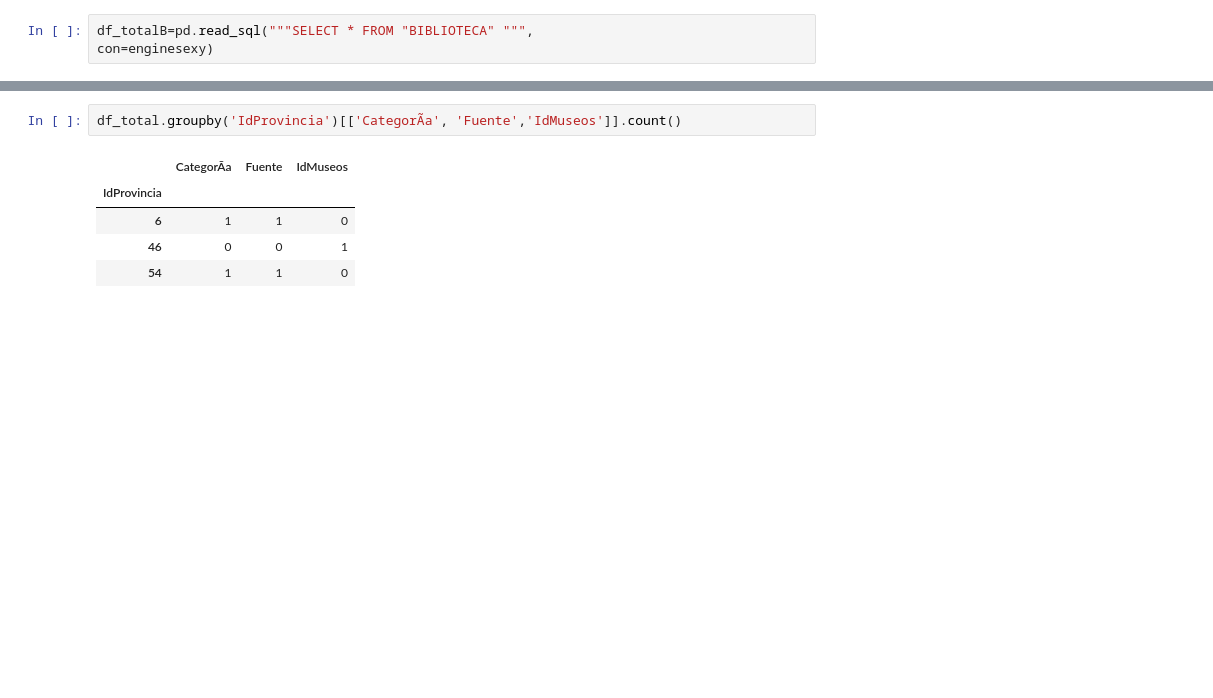
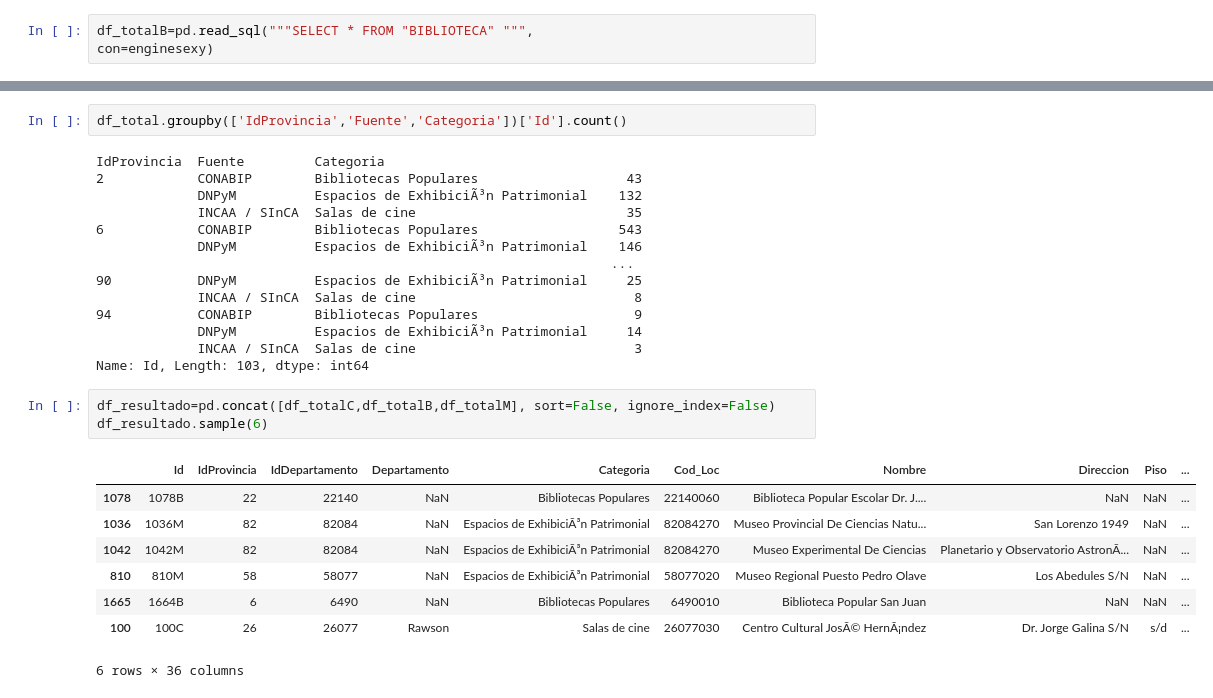
Before and after one commit to yesicadematos/Data-Analyst, a Jupyter notebook: prueba/resultado_total.ipynb, the cells around one changed output, grey strips where cells are left out. Cells and saved outputs as stored; diff of their text form; blank space fills up the shorter version.

```diff
--- a/prueba/resultado_total.ipynb
+++ b/prueba/resultado_total.ipynb
@@ -53,8 +83,28 @@ Index(['IdMuseos', 'IdProvincia', 'IdDepartamento', 'Cod_Loc', 'nombre',
 # %%
-df_total.groupby('IdProvincia')[['CategorÃ­a', 'Fuente','IdMuseos']].count()
+df_total.groupby(['IdProvincia','Fuente','Categoria'])['Id'].count()
 # %% [output]
-|  | CategorÃ­a | Fuente | IdMuseos |
-| IdProvincia |  |  |  |
-| 6 | 1 | 1 | 0 |
-| 46 | 0 | 0 | 1 |
-| 54 | 1 | 1 | 0 |
+IdProvincia  Fuente         Categoria
+2            CONABIP        Bibliotecas Populares                   43
+             DNPyM          Espacios de ExhibiciÃ³n Patrimonial    132
+             INCAA / SInCA  Salas de cine                           35
+6            CONABIP        Bibliotecas Populares                  543
+             DNPyM          Espacios de ExhibiciÃ³n Patrimonial    146
+                                                                  ...
+90           DNPyM          Espacios de ExhibiciÃ³n Patrimonial     25
+             INCAA / SInCA  Salas de cine                            8
+94           CONABIP        Bibliotecas Populares                    9
+             DNPyM          Espacios de ExhibiciÃ³n Patrimonial     14
+             INCAA / SInCA  Salas de cine                            3
+Name: Id, Length: 103, dtype: int64
+# %%
+df_resultado=pd.concat([df_totalC,df_totalB,df_totalM], sort=False, ignore_index=False)
+df_resultado.sample(6)
+# %% [output]
+|  | Id | IdProvincia | IdDepartamento | Departamento | Categoria | Cod_Loc | Nombre | Direccion | Piso | ... |
+| 1078 | 1078B | 22 | 22140 | NaN | Bibliotecas Populares | 22140060 | Biblioteca Popular Escolar Dr. J.... | NaN | NaN | ... |
+| 1036 | 1036M | 82 | 82084 | NaN | Espacios de ExhibiciÃ³n Patrimonial | 82084270 | Museo Provincial De Ciencias Natu... | San Lorenzo 1949 | NaN | ... |
+| 1042 | 1042M | 82 | 82084 | NaN | Espacios de ExhibiciÃ³n Patrimonial | 82084270 | Museo Experimental De Ciencias | Planetario y Observatorio AstronÃ... | NaN | ... |
+| 810 | 810M | 58 | 58077 | NaN | Espacios de ExhibiciÃ³n Patrimonial | 58077020 | Museo Regional Puesto Pedro Olave | Los Abedules S/N | NaN | ... |
+| 1665 | 1664B | 6 | 6490 | NaN | Bibliotecas Populares | 6490010 | Biblioteca Popular San Juan | NaN | NaN | ... |
+| 100 | 100C | 26 | 26077 | Rawson | Salas de cine | 26077030 | Centro Cultural JosÃ© HernÃ¡ndez | Dr. Jorge Galina S/N | s/d | ... |
+6 rows × 36 columns
```
Also changed, not shown: parts of 16 cells of this notebook, 3 other files.
